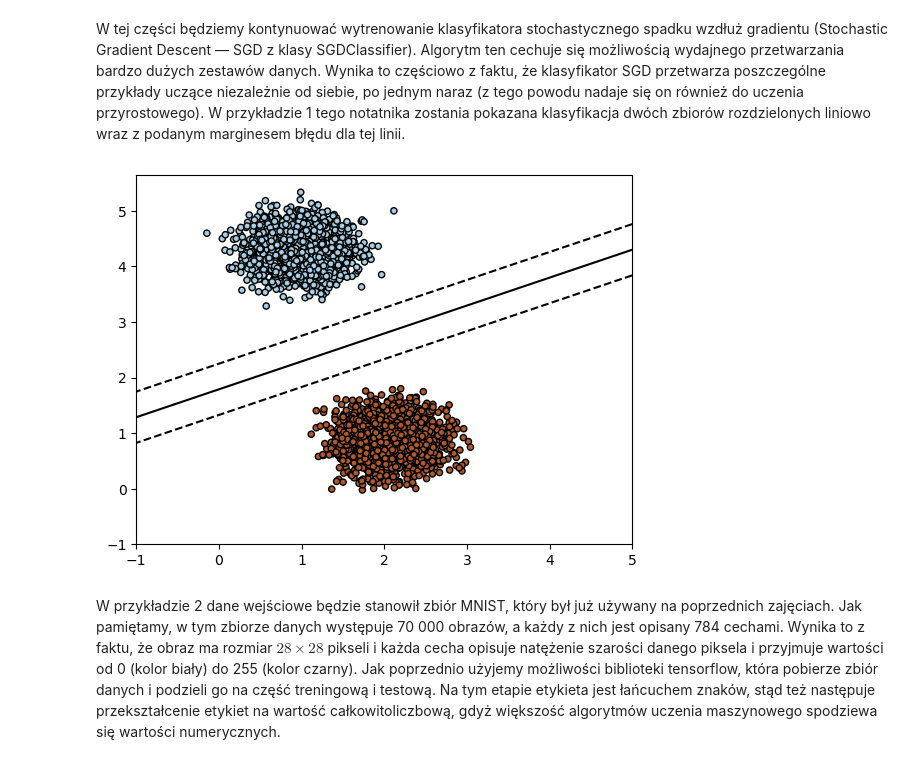
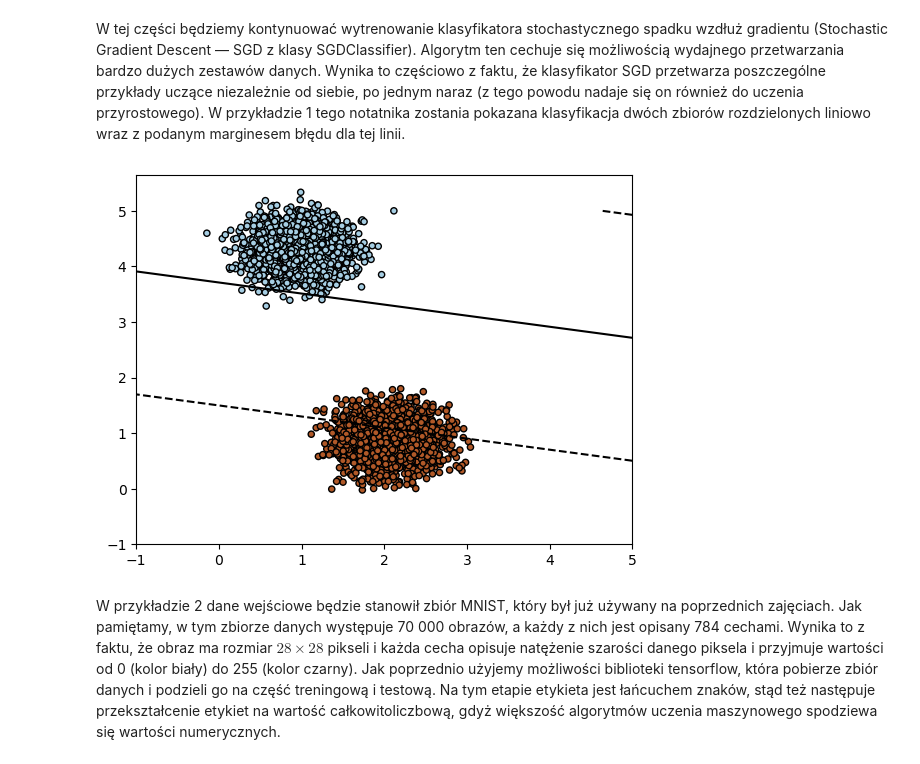
Before and after one commit to igorjoz/UM-lab4, a Jupyter notebook: lab4_ex02.ipynb, the cells around one changed output. Cells and saved outputs as stored; diff of their text form; code cells hidden in the pictures.

```diff
--- a/lab4_ex02.ipynb
+++ b/lab4_ex02.ipynb
@@ -86,36 +86,36 @@ from sklearn.datasets import make_blobs
 
 # stworzenie danych wejściowych za pomocą klasy make_blobs
 X, Y = make_blobs(n_samples=5000, centers=2, random_state=0, cluster_std=0.30)
 
 # wybranie modelu i wytrenowanie klasyfikatora
 #https://scikit-learn.org/stable/modules/generated/sklearn.linear_model.SGDClassifier.html#sklearn.linear_model.SGDClassifier
 clf = SGDClassifier(loss="perceptron", alpha=0.01, max_iter=200)
-clf = SGDClassifier(loss="hinge", alpha=0.01, max_iter=200)
-clf = SGDClassifier(loss="log_loss", alpha=0.01, max_iter=200)
+# clf = SGDClassifier(loss="hinge", alpha=0.01, max_iter=200)
+# clf = SGDClassifier(loss="log_loss", alpha=0.01, max_iter=200)
 clf.fit(X, Y)
 
 # wykreślenie zbiorów punktów, lini rozdzielającej oraz jej odchyleń
 xx = np.linspace(-1, 5, 10)
 yy = np.linspace(-1, 5, 10)
 
 X1, X2 = np.meshgrid(xx, yy)
 Z = np.empty(X1.shape)
 for (i, j), val in np.ndenumerate(X1):
     x1 = val
     x2 = X2[i, j]
     p = clf.decision_function([[x1, x2]])
     Z[i, j] = p[0]
 levels = [-1.0, 0.0, 1.0]
 linestyles = ['dashed', 'solid', 'dashed']
 colors = 'k'
 plt.contour(X1, X2, Z, levels, colors=colors, linestyles=linestyles)
 plt.scatter(X[:, 0], X[:, 1], c=Y, cmap=plt.cm.Paired,
             edgecolor='black', s=20)
 
 plt.axis('tight')
 plt.show()
 # %% [output]
-[figure, old version]
+[figure, new version]
 # %% [markdown]
 W przykładzie 2 dane wejściowe będzie stanowił zbiór MNIST, który był już używany na poprzednich zajęciach. Jak pamiętamy, w tym zbiorze danych występuje 70 000 obrazów, a każdy z nich jest opisany 784 cechami. Wynika to
 z faktu, że obraz ma rozmiar $28\times28$ pikseli i każda cecha opisuje natężenie szarości danego piksela
```
Also changed, not shown: parts of 7 cells of this notebook, 3 other files.
